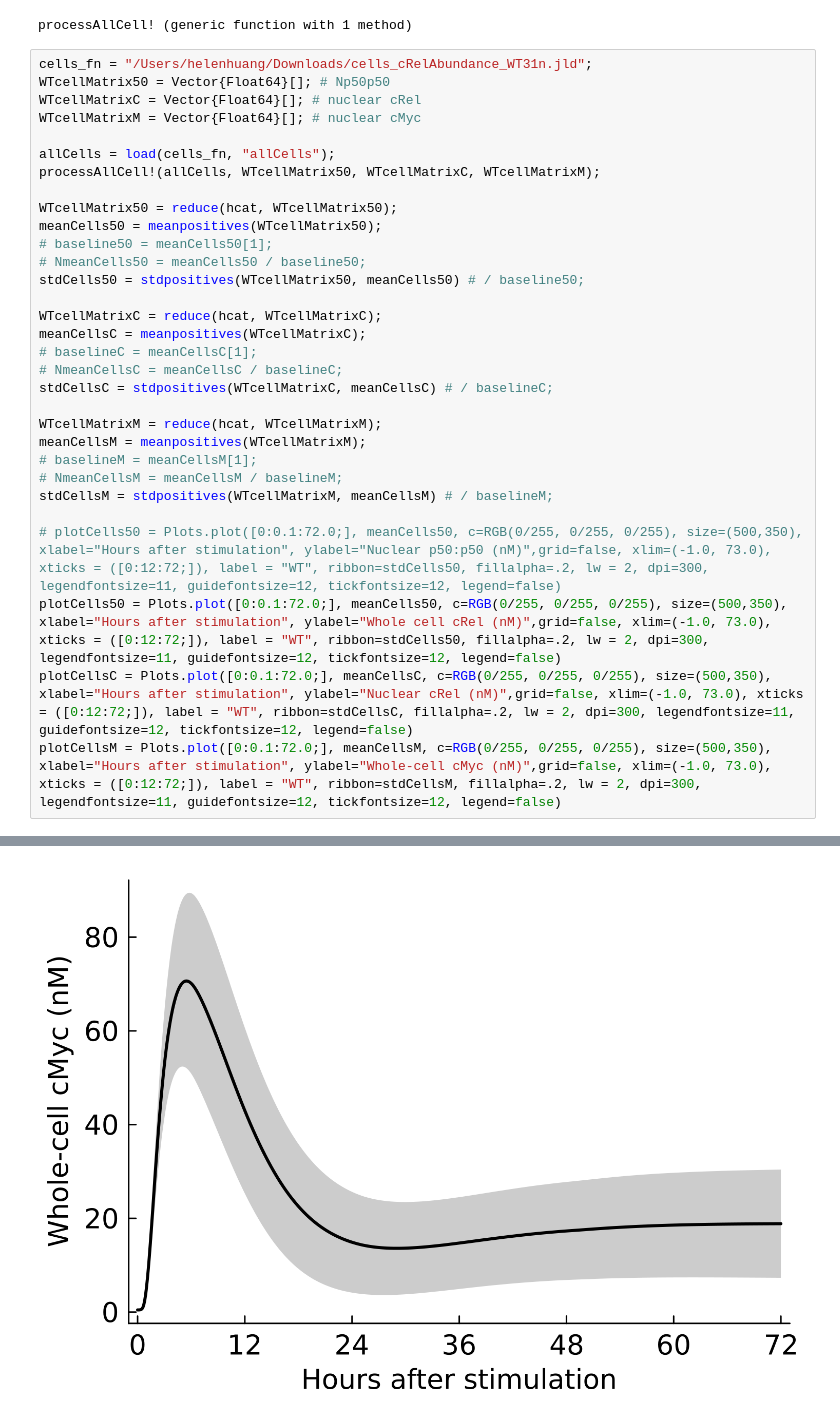
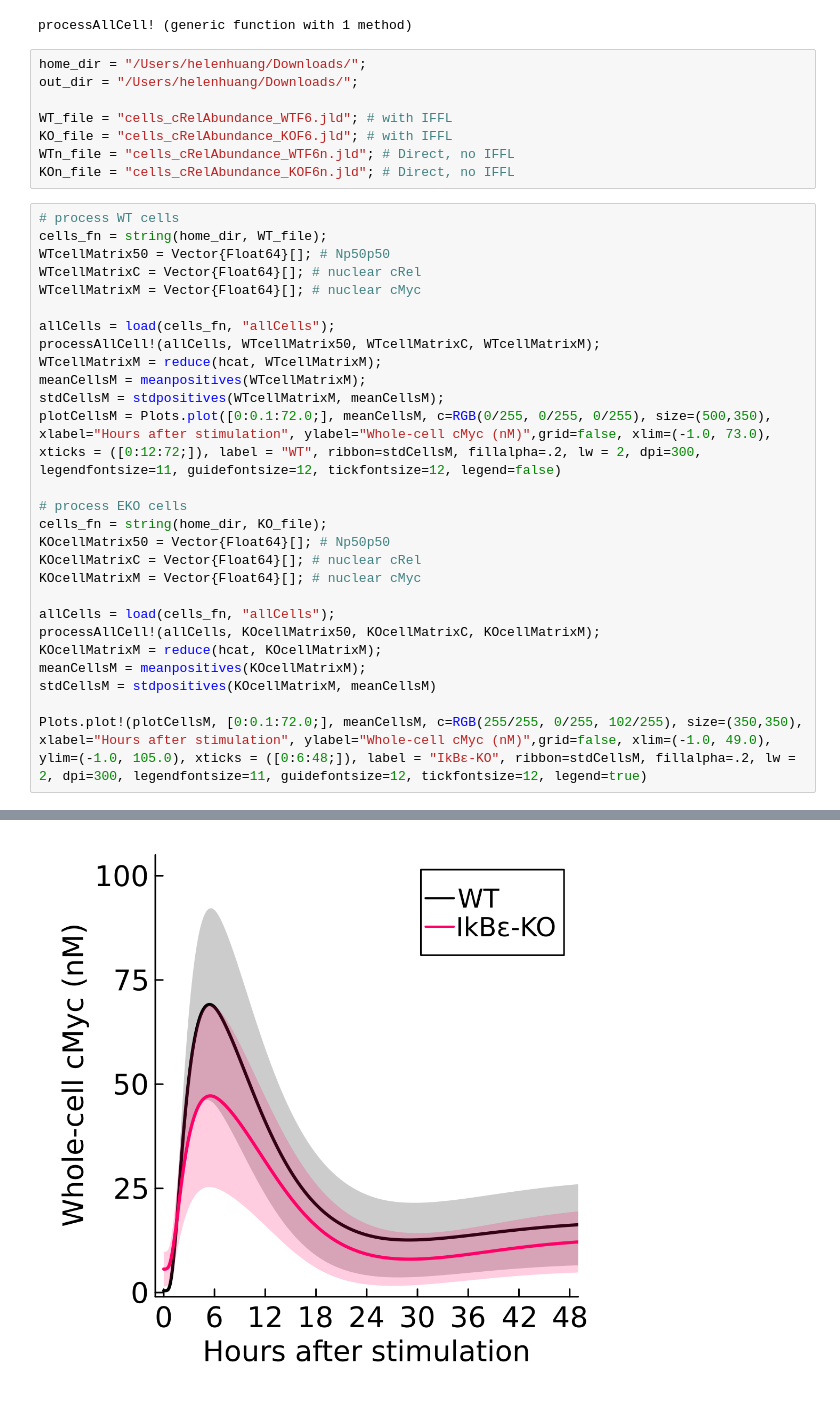
Before and after one commit to haripria/mTFP1-cRel_DirectObservationBcells, a Jupyter notebook: Modeling code/plotting scripts/NFkB trajectories (cRel paper).ipynb, the cells around one changed output, grey strips where cells are left out. Saved outputs shown, nothing was run; the diff lists cells and outputs as text.

```diff
--- a/Modeling code/plotting scripts/NFkB trajectories (cRel paper).ipynb
+++ b/Modeling code/plotting scripts/NFkB trajectories (cRel paper).ipynb
@@ -67,37 +58,41 @@ function processAllCell!(allCells, cellMatrix50, cellMatrixC, cellMatrixM)
 end
 # %% [output]
 processAllCell! (generic function with 1 method)
+# %%
+home_dir = "/Users/helenhuang/Downloads/";
+out_dir = "/Users/helenhuang/Downloads/";
+
+WT_file = "cells_cRelAbundance_WTF6.jld"; # with IFFL
+KO_file = "cells_cRelAbundance_KOF6.jld"; # with IFFL
+WTn_file = "cells_cRelAbundance_WTF6n.jld"; # Direct, no IFFL
+KOn_file = "cells_cRelAbundance_KOF6n.jld"; # Direct, no IFFL
 # %%
-cells_fn = "/Users/helenhuang/Downloads/cells_cRelAbundance_WT31n.jld";
+# process WT cells
+cells_fn = string(home_dir, WT_file);
 WTcellMatrix50 = Vector{Float64}[]; # Np50p50
 WTcellMatrixC = Vector{Float64}[]; # nuclear cRel
 WTcellMatrixM = Vector{Float64}[]; # nuclear cMyc
 
 allCells = load(cells_fn, "allCells");
 processAllCell!(allCells, WTcellMatrix50, WTcellMatrixC, WTcellMatrixM);
-
-WTcellMatrix50 = reduce(hcat, WTcellMatrix50);
-meanCells50 = meanpositives(WTcellMatrix50);
-# baseline50 = meanCells50[1];
-# NmeanCells50 = meanCells50 / baseline50;
-stdCells50 = stdpositives(WTcellMatrix50, meanCells50) # / baseline50;
-
-WTcellMatrixC = reduce(hcat, WTcellMatrixC);
-meanCellsC = meanpositives(WTcellMatrixC);
-# baselineC = meanCellsC[1];
-# NmeanCellsC = meanCellsC / baselineC;
-stdCellsC = stdpositives(WTcellMatrixC, meanCellsC) # / baselineC;
-
 WTcellMatrixM = reduce(hcat, WTcellMatrixM);
 meanCellsM = meanpositives(WTcellMatrixM);
-# baselineM = meanCellsM[1];
-# NmeanCellsM = meanCellsM / baselineM;
-stdCellsM = stdpositives(WTcellMatrixM, meanCellsM) # / baselineM;
+stdCellsM = stdpositives(WTcellMatrixM, meanCellsM);
+plotCellsM = Plots.plot([0:0.1:72.0;], meanCellsM, c=RGB(0/255, 0/255, 0/255), size=(500,350), xlabel="Hours after stimulation", ylabel="Whole-cell cMyc (nM)",grid=false, xlim=(-1.0, 73.0), xticks = ([0:12:72;]), label = "WT", ribbon=stdCellsM, fillalpha=.2, lw = 2, dpi=300, legendfontsize=11, guidefontsize=12, tickfontsize=12, legend=false)
 
-# plotCells50 = Plots.plot([0:0.1:72.0;], meanCells50, c=RGB(0/255, 0/255, 0/255), size=(500,350), xlabel="Hours after stimulation", ylabel="Nuclear p50:p50 (nM)",grid=false, xlim=(-1.0, 73.0), xticks = ([0:12:72;]), label = "WT", ribbon=stdCells50, fillalpha=.2, lw = 2, dpi=300, legendfontsize=11, guidefontsize=12, tickfontsize=12, legend=false)
-plotCells50 = Plots.plot([0:0.1:72.0;], meanCells50, c=RGB(0/255, 0/255, 0/255), size=(500,350), xlabel="Hours after stimulation", ylabel="Whole cell cRel (nM)",grid=false, xlim=(-1.0, 73.0), xticks = ([0:12:72;]), label = "WT", ribbon=stdCells50, fillalpha=.2, lw = 2, dpi=300, legendfontsize=11, guidefontsize=12, tickfontsize=12, legend=false)
-plotCellsC = Plots.plot([0:0.1:72.0;], meanCellsC, c=RGB(0/255, 0/255, 0/255), size=(500,350), xlabel="Hours after stimulation", ylabel="Nuclear cRel (nM)",grid=false, xlim=(-1.0, 73.0), xticks = ([0:12:72;]), label = "WT", ribbon=stdCellsC, fillalpha=.2, lw = 2, dpi=300, legendfontsize=11, guidefontsize=12, tickfontsize=12, legend=false)
-plotCellsM = Plots.plot([0:0.1:72.0;], meanCellsM, c=RGB(0/255, 0/255, 0/255), size=(500,350), xlabel="Hours after stimulation", ylabel="Whole-cell cMyc (nM)",grid=false, xlim=(-1.0, 73.0), xticks = ([0:12:72;]), label = "WT", ribbon=stdCellsM, fillalpha=.2, lw = 2, dpi=300, legendfontsize=11, guidefontsize=12, tickfontsize=12, legend=false)
+# process EKO cells
+cells_fn = string(home_dir, KO_file);
+KOcellMatrix50 = Vector{Float64}[]; # Np50p50
+KOcellMatrixC = Vector{Float64}[]; # nuclear cRel
+KOcellMatrixM = Vector{Float64}[]; # nuclear cMyc
+
+allCells = load(cells_fn, "allCells");
+processAllCell!(allCells, KOcellMatrix50, KOcellMatrixC, KOcellMatrixM);
+KOcellMatrixM = reduce(hcat, KOcellMatrixM);
+meanCellsM = meanpositives(KOcellMatrixM);
+stdCellsM = stdpositives(KOcellMatrixM, meanCellsM)
+
+Plots.plot!(plotCellsM, [0:0.1:72.0;], meanCellsM, c=RGB(255/255, 0/255, 102/255), size=(350,350), xlabel="Hours after stimulation", ylabel="Whole-cell cMyc (nM)",grid=false, xlim=(-1.0, 49.0), ylim=(-1.0, 105.0), xticks = ([0:6:48;]), label = "IkBε-KO", ribbon=stdCellsM, fillalpha=.2, lw = 2, dpi=300, legendfontsize=11, guidefontsize=12, tickfontsize=12, legend=true)
 # %% [output]
 ┌ Warning: type Cell not present in workspace; interpreting array as Array{Any}
 └ @ JLD /Users/helenhuang/.julia/packages/JLD/S6t6A/src/JLD.jl:515
@@ -106 +105 @@ plotCellsM = Plots.plot([0:0.1:72.0;], meanCellsM, c=RGB(0/255, 0/255, 0/255), s
-[figure, old version]
+[figure, new version]
```
Also changed, not shown: parts of 12 cells of this notebook, 1 other file.
